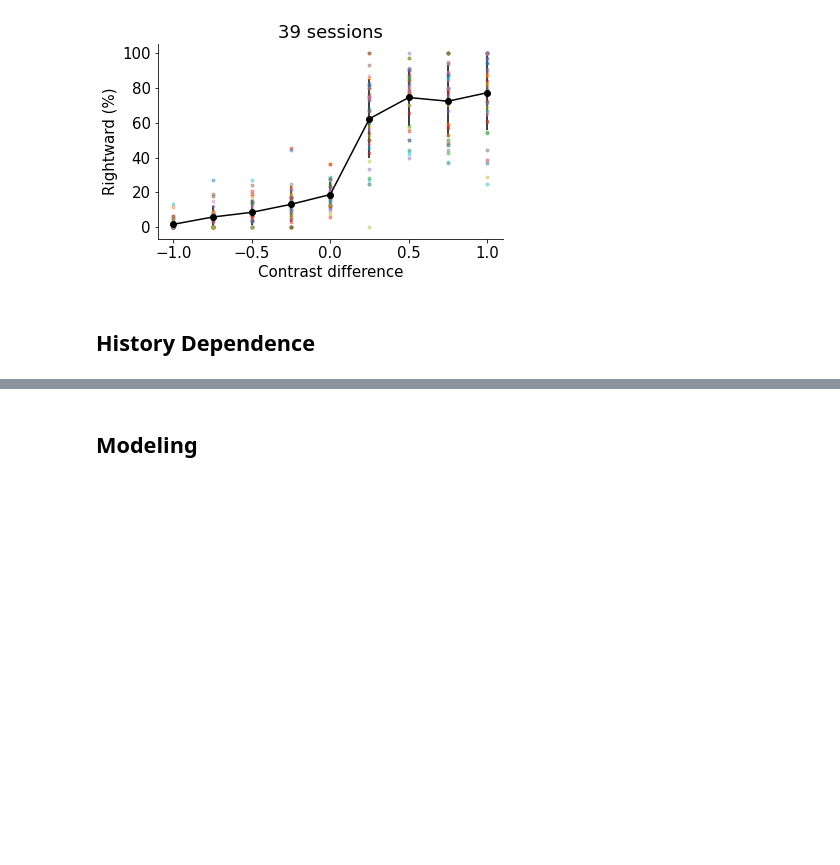
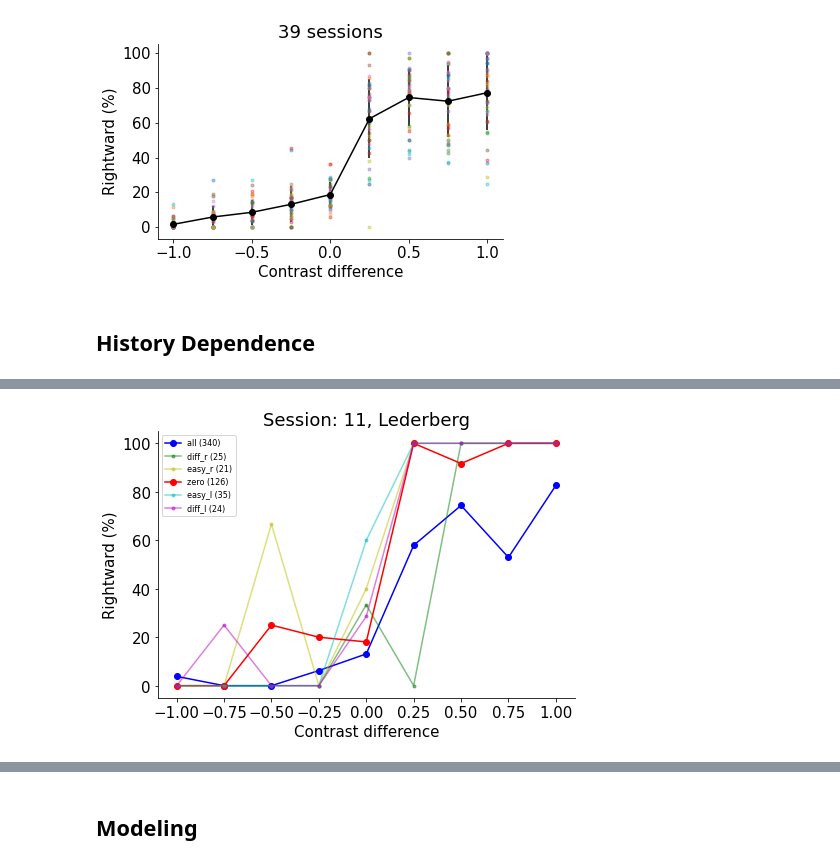
Before and after one commit to Y-Akihiro/NMA2020, a Jupyter notebook: Project_decision dinos/Steinmetz_psychometric.v3.ipynb, the cells around one changed output, grey strips where cells are left out. Saved outputs shown, nothing was run; the diff lists cells and outputs as text; code cells hidden in the pictures; blank space fills up the shorter version.

```diff
--- a/Project_decision dinos/Steinmetz_psychometric.v3.ipynb
+++ b/Project_decision dinos/Steinmetz_psychometric.v3.ipynb
@@ -262,7 +245,7 @@ def get_right_hist(dat, cont_diff):
             rdiff_l[n_dl, idx_cont,0] = dat['response'][i+1]
             rdiff_l[0, idx_cont,1] += 1
             n_dl += 1
-        elif hist == 0.25: #in unique[5:7]: # difficult right
+        elif hist t== 0.25: #in unique[5:7]: # difficult right
             rdiff_r[n_dr, idx_cont,0] = dat['response'][i+1]
             rdiff_r[0, idx_cont,1] += 1
             n_dr += 1
@@ -353,0 +330,10 @@ plt.show()
+# %%
+# ========== Select session number ==========
+n_session=11
+dat, _, _, _, _, _ = load_data(n_session, alldat)
+_, _, cont_diff, _, _, _ = get_task_difference(n_session)
+r_easyr, r_easyl, r_diffr, r_diffl, r_zero, n_trials = get_right_hist(dat, cont_diff)
+# ========== Plot ==========
+plot_hist(n_session, dat, cont_diff, rightward, r_diffr, r_easyr, r_easyl, r_diffl)
+# %% [output]
+[figure, added]
```
Also changed, not shown: parts of 20 cells of this notebook, 1 other file.
